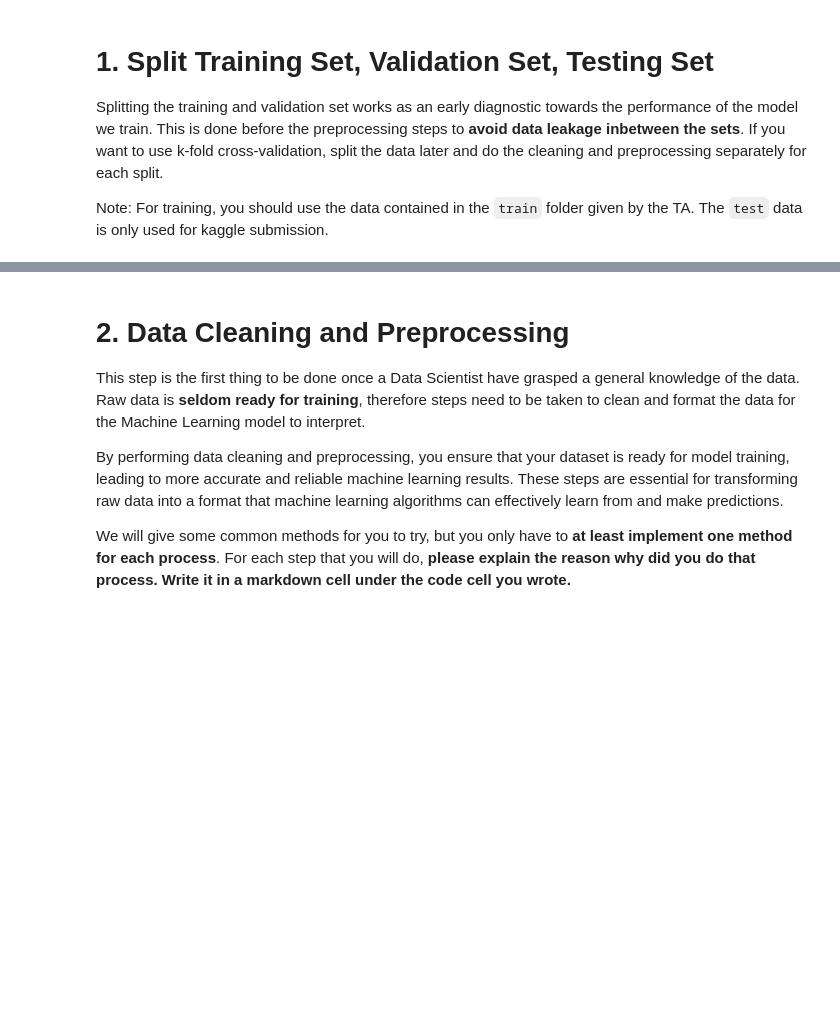
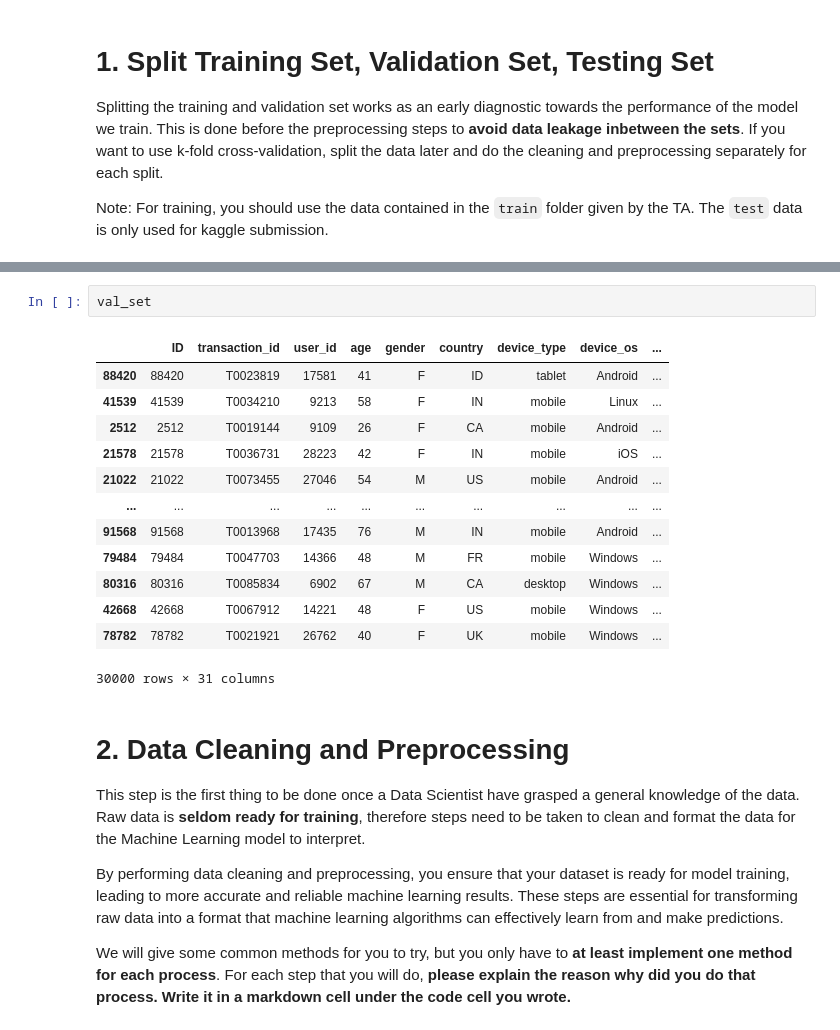
Before and after one commit to wiijaakk/IF3070_Tubes2_AbyuDAIya-Ganbatte, a Jupyter notebook: IF3070 Dasar Artificial Intelligence _ Tugas Besar 2 Notebook.ipynb, the cells around one changed output, grey strips where cells are left out. Cells and saved outputs as stored; diff of their text form; blank space fills up the shorter version.

```diff
--- a/IF3070 Dasar Artificial Intelligence _ Tugas Besar 2 Notebook.ipynb
+++ b/IF3070 Dasar Artificial Intelligence _ Tugas Besar 2 Notebook.ipynb
@@ -154,3 +154,19 @@ Note: For training, you should use the data contained in the `train` folder give
+# %%
+val_set
+# %% [output]
+|  | ID | transaction_id | user_id | age | gender | country | device_type | device_os | ... |
+| 88420 | 88420 | T0023819 | 17581 | 41 | F | ID | tablet | Android | ... |
+| 41539 | 41539 | T0034210 | 9213 | 58 | F | IN | mobile | Linux | ... |
+| 2512 | 2512 | T0019144 | 9109 | 26 | F | CA | mobile | Android | ... |
+| 21578 | 21578 | T0036731 | 28223 | 42 | F | IN | mobile | iOS | ... |
+| 21022 | 21022 | T0073455 | 27046 | 54 | M | US | mobile | Android | ... |
+| ... | ... | ... | ... | ... | ... | ... | ... | ... | ... |
+| 91568 | 91568 | T0013968 | 17435 | 76 | M | IN | mobile | Android | ... |
+| 79484 | 79484 | T0047703 | 14366 | 48 | M | FR | mobile | Windows | ... |
+| 80316 | 80316 | T0085834 | 6902 | 67 | M | CA | desktop | Windows | ... |
+| 42668 | 42668 | T0067912 | 14221 | 48 | F | US | mobile | Windows | ... |
+| 78782 | 78782 | T0021921 | 26762 | 40 | F | UK | mobile | Windows | ... |
+30000 rows × 31 columns
 # %% [markdown]
 # 2. Data Cleaning and Preprocessing
 
```
Also changed, not shown: parts of 24 cells of this notebook, 9 other files.
